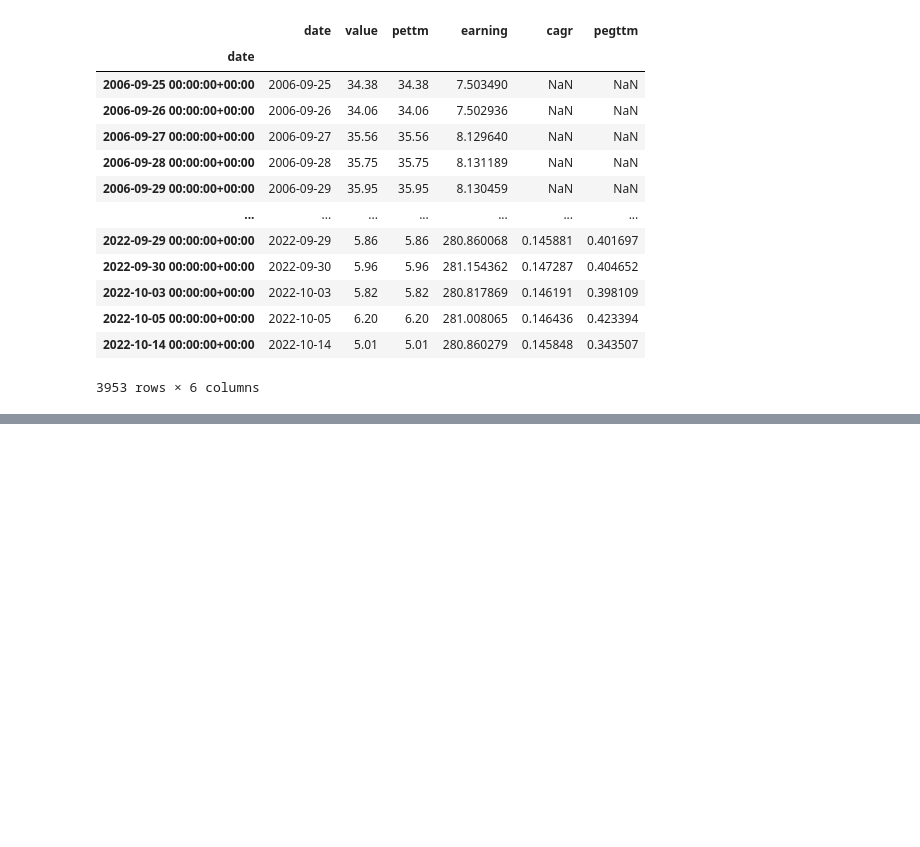
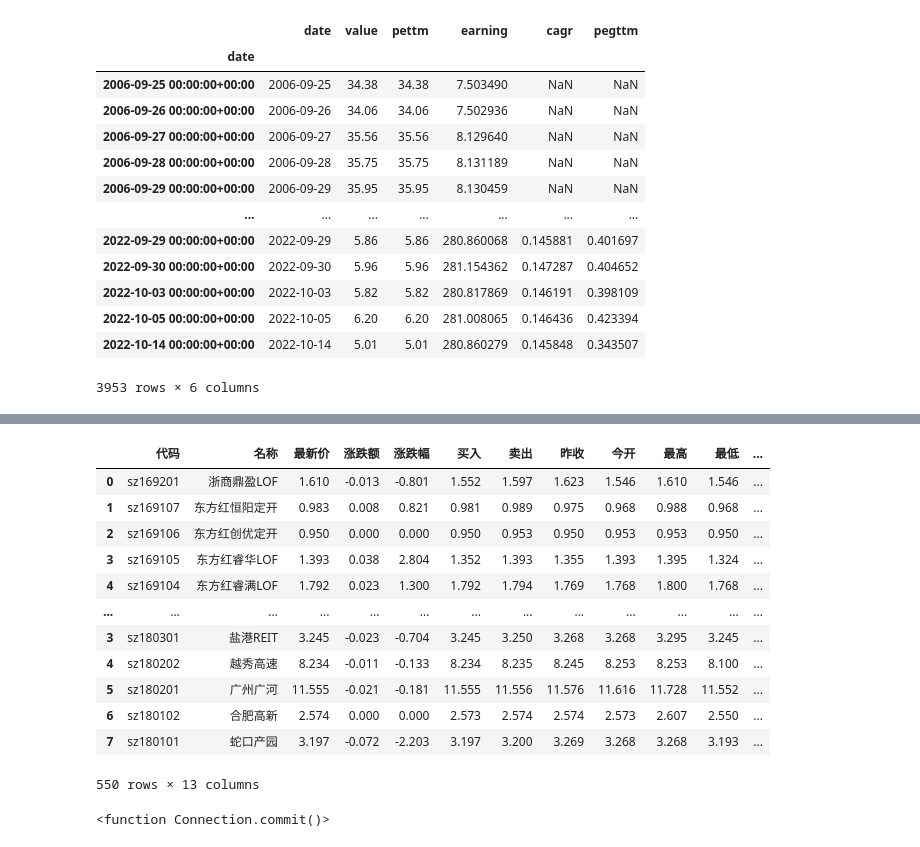
Before and after one commit to bforecast/strategy-app, a Jupyter notebook: try_akshare.ipynb, the cells around one changed output, grey strips where cells are left out. Drawn from its saved outputs; the diff is of its cells as text; code cells hidden in the pictures; blank space fills up the shorter version.

```diff
--- a/try_akshare.ipynb
+++ b/try_akshare.ipynb
@@ -329,0 +355,16 @@ stock_df['pegttm'].vbt.plot().show_svg()
+# %%
+fund_eft_df[fund_eft_df['代码']>'sz']
+# %% [output]
+|  | 代码 | 名称 | 最新价 | 涨跌额 | 涨跌幅 | 买入 | 卖出 | 昨收 | 今开 | 最高 | 最低 | ... |
+| 0 | sz169201 | 浙商鼎盈LOF | 1.610 | -0.013 | -0.801 | 1.552 | 1.597 | 1.623 | 1.546 | 1.610 | 1.546 | ... |
+| 1 | sz169107 | 东方红恒阳定开 | 0.983 | 0.008 | 0.821 | 0.981 | 0.989 | 0.975 | 0.968 | 0.988 | 0.968 | ... |
+| 2 | sz169106 | 东方红创优定开 | 0.950 | 0.000 | 0.000 | 0.950 | 0.953 | 0.950 | 0.953 | 0.953 | 0.950 | ... |
+| 3 | sz169105 | 东方红睿华LOF | 1.393 | 0.038 | 2.804 | 1.352 | 1.393 | 1.355 | 1.393 | 1.395 | 1.324 | ... |
+| 4 | sz169104 | 东方红睿满LOF | 1.792 | 0.023 | 1.300 | 1.792 | 1.794 | 1.769 | 1.768 | 1.800 | 1.768 | ... |
+| ... | ... | ... | ... | ... | ... | ... | ... | ... | ... | ... | ... | ... |
+| 3 | sz180301 | 盐港REIT | 3.245 | -0.023 | -0.704 | 3.245 | 3.250 | 3.268 | 3.268 | 3.295 | 3.245 | ... |
+| 4 | sz180202 | 越秀高速 | 8.234 | -0.011 | -0.133 | 8.234 | 8.235 | 8.245 | 8.253 | 8.253 | 8.100 | ... |
+| 5 | sz180201 | 广州广河 | 11.555 | -0.021 | -0.181 | 11.555 | 11.556 | 11.576 | 11.616 | 11.728 | 11.552 | ... |
+| 6 | sz180102 | 合肥高新 | 2.574 | 0.000 | 0.000 | 2.573 | 2.574 | 2.574 | 2.573 | 2.607 | 2.550 | ... |
+| 7 | sz180101 | 蛇口产园 | 3.197 | -0.072 | -2.203 | 3.197 | 3.200 | 3.269 | 3.268 | 3.268 | 3.193 | ... |
+550 rows × 13 columns
@@ -329,0 +376,7 @@ stock_df['pegttm'].vbt.plot().show_svg()
+# %%
+for index, row in fund_eft_df.iterrows():
+    cursor.execute(" INSERT INTO stock (id, name, symbol, exchange, is_etf, category) \
+            VALUES (?, ?, ?, 'CN', false, 'FUND_ETF' )", (None, row['名称'], row['代码']))
+connection.commit
+# %% [output]
+<function Connection.commit()>
```
Also changed, not shown: parts of 5 cells of this notebook, 9 other files.
